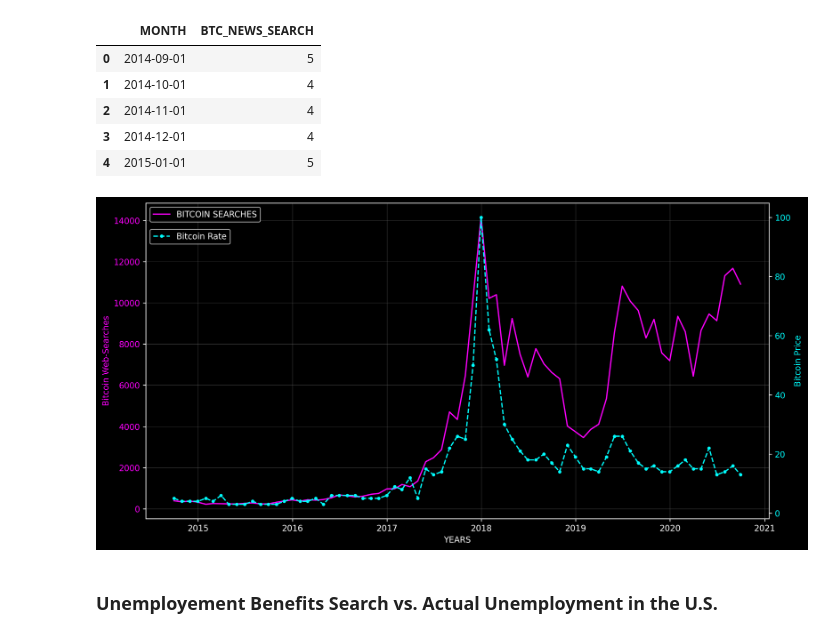
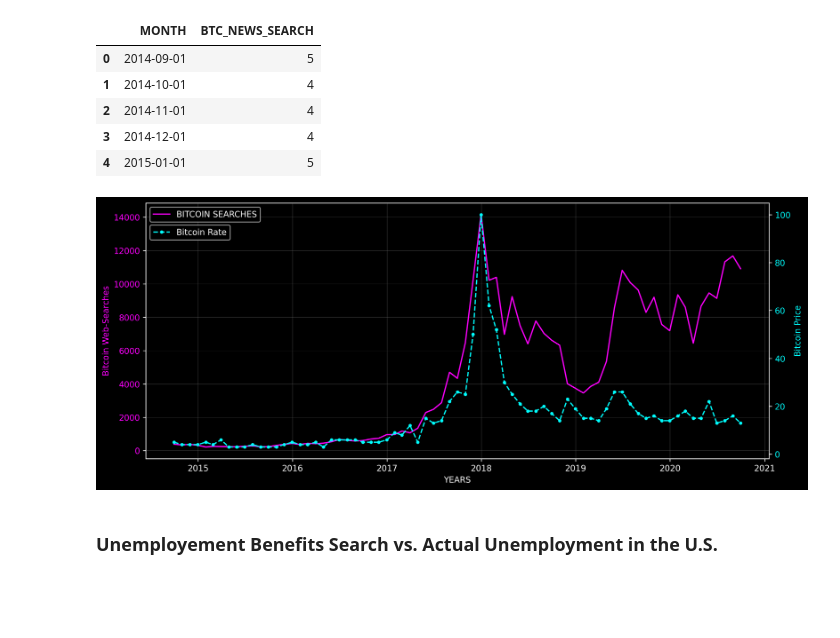
Before and after one commit to ahmedyar7/Data-Science-Projects, a Jupyter notebook: Google Trends/main.ipynb, the cells around one changed output. Saved outputs shown, nothing was run; the diff lists cells and outputs as text; code cells hidden in the pictures; blank space fills up the shorter version.

```diff
--- a/Google Trends/main.ipynb
+++ b/Google Trends/main.ipynb
@@ -273,7 +273,7 @@ X_COR = df_btc_monthly.index
 Y_COR_1 = df_btc_monthly["CLOSE"]
 Y_COR_2 = df_btc_search["BTC_NEWS_SEARCH"]
 
-fig, axis1 = plt.subplots(figsize=(12, 6), dpi=250)
+fig, axis1 = plt.subplots(figsize=(12, 5), dpi=250)
 axis1 = plt.gca()  # Get current axis
 axis2 = axis1.twinx()
 
@@ -289,34 +289,34 @@ axis1.plot(
 axis2.plot(
     X_COR,
     Y_COR_2,
     color="cyan",
     label="Bitcoin Rate",
     marker=".",
     linestyle="--",
 )
 
 
 # Setting up labels:
 axis1.set_xlabel("YEARS")
 axis1.set_ylabel("Bitcoin Web-Searches", color="magenta")
 axis2.set_ylabel("Bitcoin Price", color="cyan")
 
 # Styling Label:
 axis1.tick_params(axis="y", labelcolor="magenta")
 axis2.tick_params(axis="y", labelcolor="cyan")
 
 # Grid:
 axis1.grid(True, linewidth=0.2, color="gray")
 
 # Legends:
 axis1.legend(loc="upper left", bbox_to_anchor=(0, 1))
 axis2.legend(loc="upper left", bbox_to_anchor=(0, 0.93))
 
 
 plt.tight_layout()
 plt.show()
 # %% [output]
-[figure, old version]
+[figure, new version]
 # %% [markdown]
 ### Unemployement Benefits Search vs. Actual Unemployment in the U.S.
 # %% [markdown]
```
Also changed, not shown: parts of 1 cell of this notebook.
